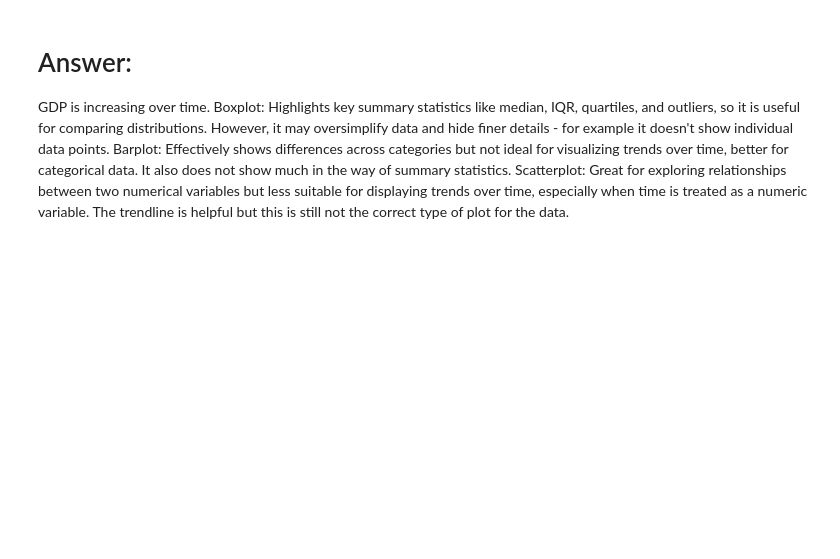
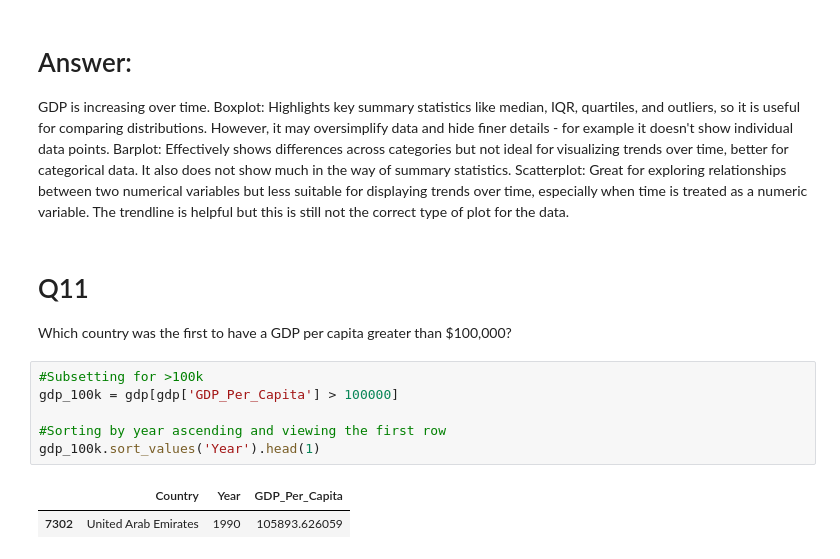
Before and after one commit to NSS-Data-Analytics-Cohort-11/undata-jessicabohannon, a Jupyter notebook: notebook/UN_Data.ipynb, the cells around one changed output. Drawn from its saved outputs; the diff is of its cells as text; blank space fills up the shorter version.

```diff
--- a/notebook/UN_Data.ipynb
+++ b/notebook/UN_Data.ipynb
@@ -216,3 +216,15 @@ GDP is increasing over time.
 Boxplot: Highlights key summary statistics like median, IQR, quartiles, and outliers, so it is useful for comparing distributions. However, it may oversimplify data and hide finer details - for example it doesn't show individual data points.
 Barplot: Effectively shows differences across categories but not ideal for visualizing trends over time, better for categorical data. It also does not show much in the way of summary statistics.
 Scatterplot: Great for exploring relationships between two numerical variables but less suitable for displaying trends over time, especially when time is treated as a numeric variable. The trendline is helpful but this is still not the correct type of plot for the data.
+# %% [markdown]
+# Q11
+Which country was the first to have a GDP per capita greater than $100,000?
+# %%
+#Subsetting for >100k
+gdp_100k = gdp[gdp['GDP_Per_Capita'] > 100000]
+
+#Sorting by year ascending and viewing the first row
+gdp_100k.sort_values('Year').head(1)
+# %% [output]
+|  | Country | Year | GDP_Per_Capita |
+| 7302 | United Arab Emirates | 1990 | 105893.626059 |
```
Also changed, not shown: parts of 5 cells of this notebook.
